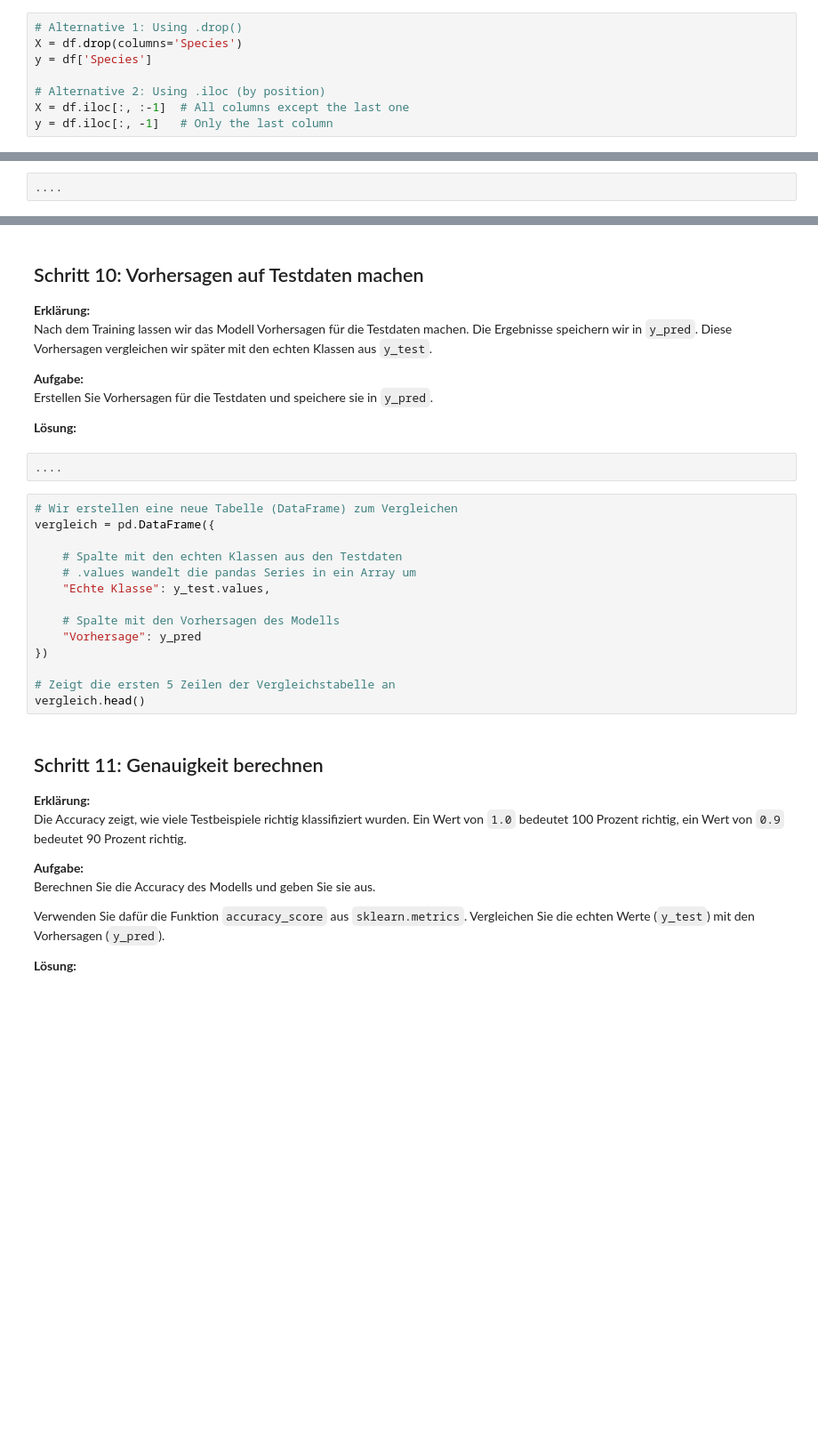
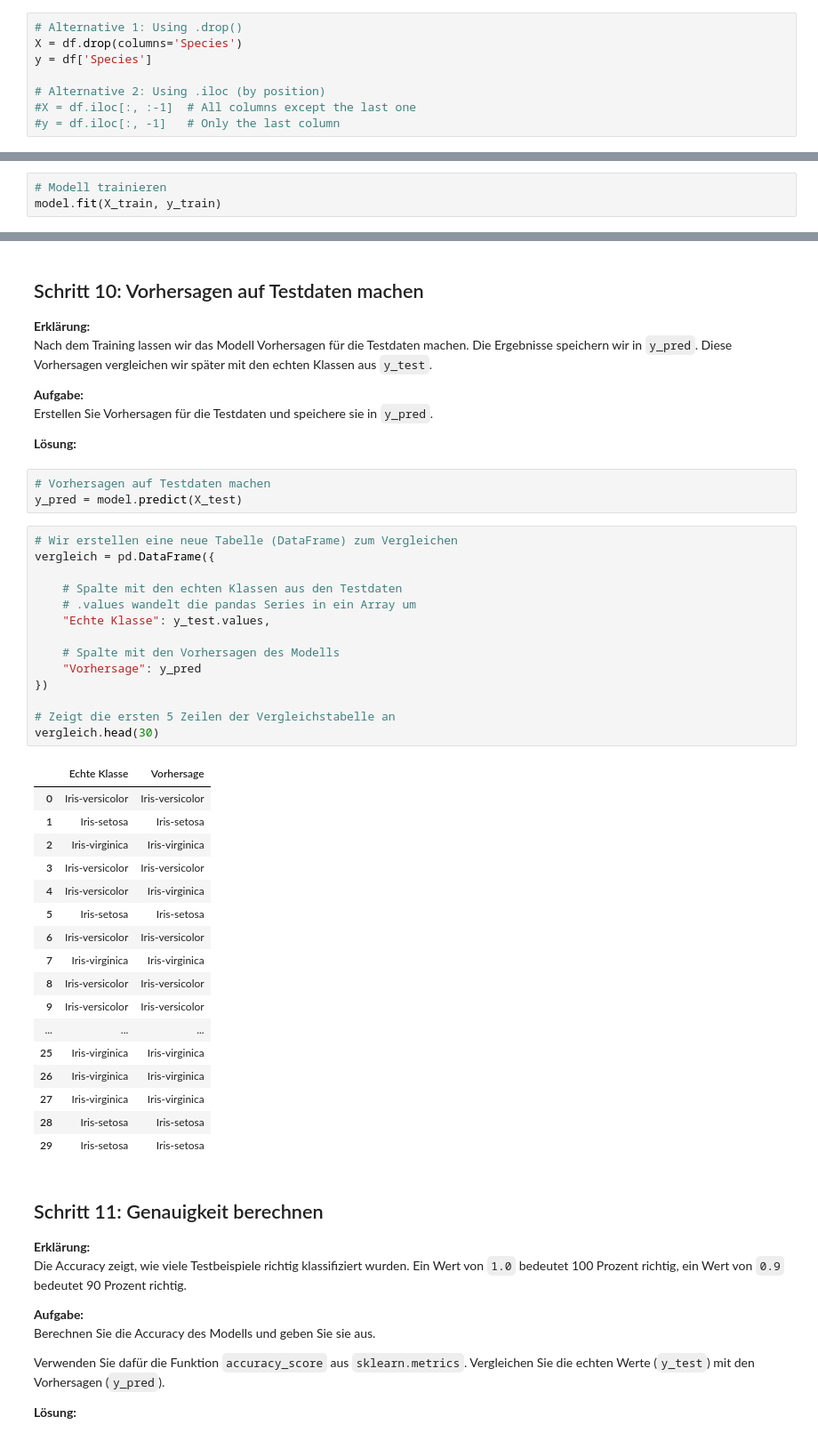
Before and after one commit to mutabazi105/Machine_Learning_Projects, a Jupyter notebook: decision_tree_iris.ipynb, the cells around one changed output, grey strips where cells are left out. Shown at 89% size. Cells and saved outputs as stored; diff of their text form; blank space fills up the shorter version.

```diff
--- a/decision_tree_iris.ipynb
+++ b/decision_tree_iris.ipynb
@@ -151,6 +155,6 @@ X = df.drop(columns='Species')
 y = df['Species']
 
 # Alternative 2: Using .iloc (by position)
-X = df.iloc[:, :-1]  # All columns except the last one
-y = df.iloc[:, -1]   # Only the last column
+#X = df.iloc[:, :-1]  # All columns except the last one
+#y = df.iloc[:, -1]   # Only the last column
 # %%
@@ -306,4 +312,5 @@ Trainieren Sie das Modell mit den Trainingsdaten.
 
 **Lösung:**
 # %%
-....
+# Modell trainieren
+model.fit(X_train, y_train)
@@ -318,21 +327,40 @@ Erstellen Sie Vorhersagen für die Testdaten und speichere sie in `y_pred`.
 
 **Lösung:**
 # %%
-....
+# Vorhersagen auf Testdaten machen
+y_pred = model.predict(X_test)
 # %%
 # Wir erstellen eine neue Tabelle (DataFrame) zum Vergleichen
 vergleich = pd.DataFrame({
 
     # Spalte mit den echten Klassen aus den Testdaten
     # .values wandelt die pandas Series in ein Array um
     "Echte Klasse": y_test.values,
 
     # Spalte mit den Vorhersagen des Modells
     "Vorhersage": y_pred
 })
 
 # Zeigt die ersten 5 Zeilen der Vergleichstabelle an
-vergleich.head()
+vergleich.head(30)
+# %% [output]
+|  | Echte Klasse | Vorhersage |
+| 0 | Iris-versicolor | Iris-versicolor |
+| 1 | Iris-setosa | Iris-setosa |
+| 2 | Iris-virginica | Iris-virginica |
+| 3 | Iris-versicolor | Iris-versicolor |
+| 4 | Iris-versicolor | Iris-virginica |
+| 5 | Iris-setosa | Iris-setosa |
+| 6 | Iris-versicolor | Iris-versicolor |
+| 7 | Iris-virginica | Iris-virginica |
+| 8 | Iris-versicolor | Iris-versicolor |
+| 9 | Iris-versicolor | Iris-versicolor |
+| ... | ... | ... |
+| 25 | Iris-virginica | Iris-virginica |
+| 26 | Iris-virginica | Iris-virginica |
+| 27 | Iris-virginica | Iris-virginica |
+| 28 | Iris-setosa | Iris-setosa |
+| 29 | Iris-setosa | Iris-setosa |
 # %% [markdown]
 ## Schritt 11: Genauigkeit berechnen
 
```
Also changed, not shown: parts of 8 cells of this notebook, 3 other files.
